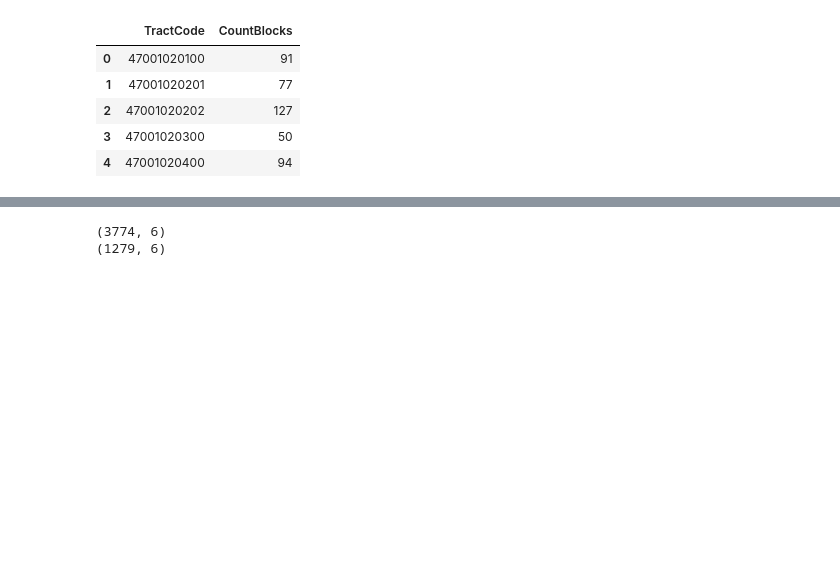
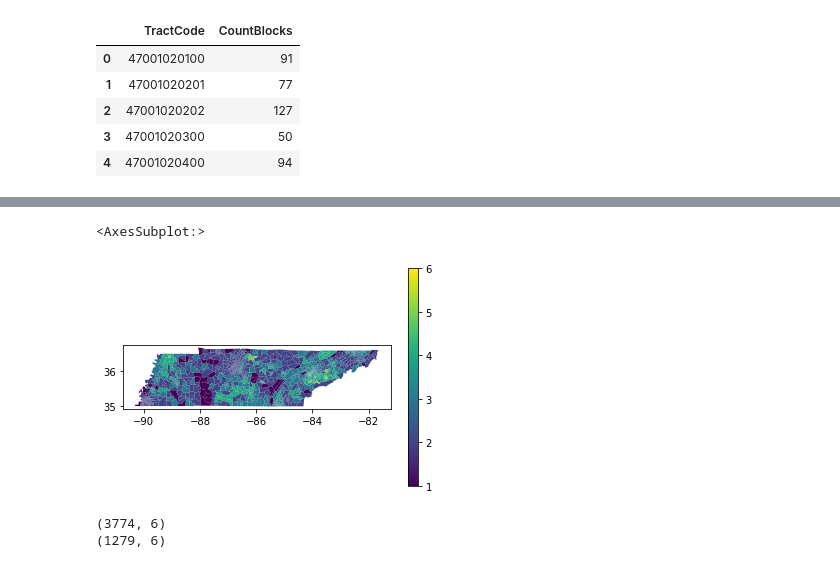
Before and after one commit to KYandow/Broadband-Coverage-TN-NSS-Capstone, a Jupyter notebook: notebooks/FCC Data - Explore & Prep for Analysis.ipynb, the cells around one changed output, grey strips where cells are left out. Drawn from its saved outputs; the diff is of its cells as text; code cells hidden in the pictures; blank space fills up the shorter version.

Commit message:
substantially served column created

```diff
--- a/notebooks/FCC Data - Explore & Prep for Analysis.ipynb
+++ b/notebooks/FCC Data - Explore & Prep for Analysis.ipynb
@@ -9,7 +9,7 @@ import matplotlib.cm as cm
 import copy
 # %%
 ##FCC Data from June 2019 (Most current)
-fcc_bbnd_june19 = pd.read_csv('../FCC_Broadband/data/TN-Fixed-Jun2019-v1.csv')
+fcc_bbnd_june19 = pd.read_csv('../data/FCC_Broadband/TN-Fixed-Jun2019-v1.csv')
 
 ##For details on original columns: https://www.fcc.gov/general/explanation-broadband-deployment-data
 # Code	Technology of Transmission
@@ -182,5 +181,6 @@ block_sum_consumers = consumers_served.groupby(['TractCode', 'ProviderName', 'Co
 block_sum_consumers['Proportion Served'] = round((100 * block_sum_consumers['Consumer'] / block_sum_consumers['CountBlocks']), 2)
 block_sum_consumers['Substantially Served'] = block_sum_consumers['Proportion Served'] >= 15.0
 # %%
-block_sum_consumers['Substantially Served'] = block_sum_consumers['Substantially Served'].fillna(-1)
-block_sum_consumers['Substantially Served'] = block_sum_consumers['Substantially Served'].astype('int64')
+block_sum_consumers.info()
+##block_sum_consumers['Substantially Served'] = block_sum_consumers['Substantially Served'].fillna(-1)
+##block_sum_consumers['Substantially Served'] = block_sum_consumers['Substantially Served'].astype('int64')
@@ -195,0 +224,3 @@ block_sum_consumers.head()
+# %%
+companies_serving_tract = block_sum_consumers.groupby('TractCode')['Substantially Served'].sum().reset_index()
+companies_serving_tract.head()
@@ -196,3 +234,11 @@ block_sum_consumers.head()
+# %%
+##Count how many companies serve each tract substantially
+
+mappable_total_cos = tract_shape.merge(companies_serving_tract, how='left', left_on='GEOID', right_on='TractCode')
+mappable_total_cos.plot(column='Substantially Served', legend=True)
+# %% [output]
+<AxesSubplot:>
+[figure, added]
 # %%
 print(block_sum_consumers[block_sum_consumers['Substantially Served'] == True].shape)
 print(block_sum_consumers[block_sum_consumers['Substantially Served'] == False].shape)
```
Also changed, not shown: parts of 17 cells of this notebook, 2 other files.
